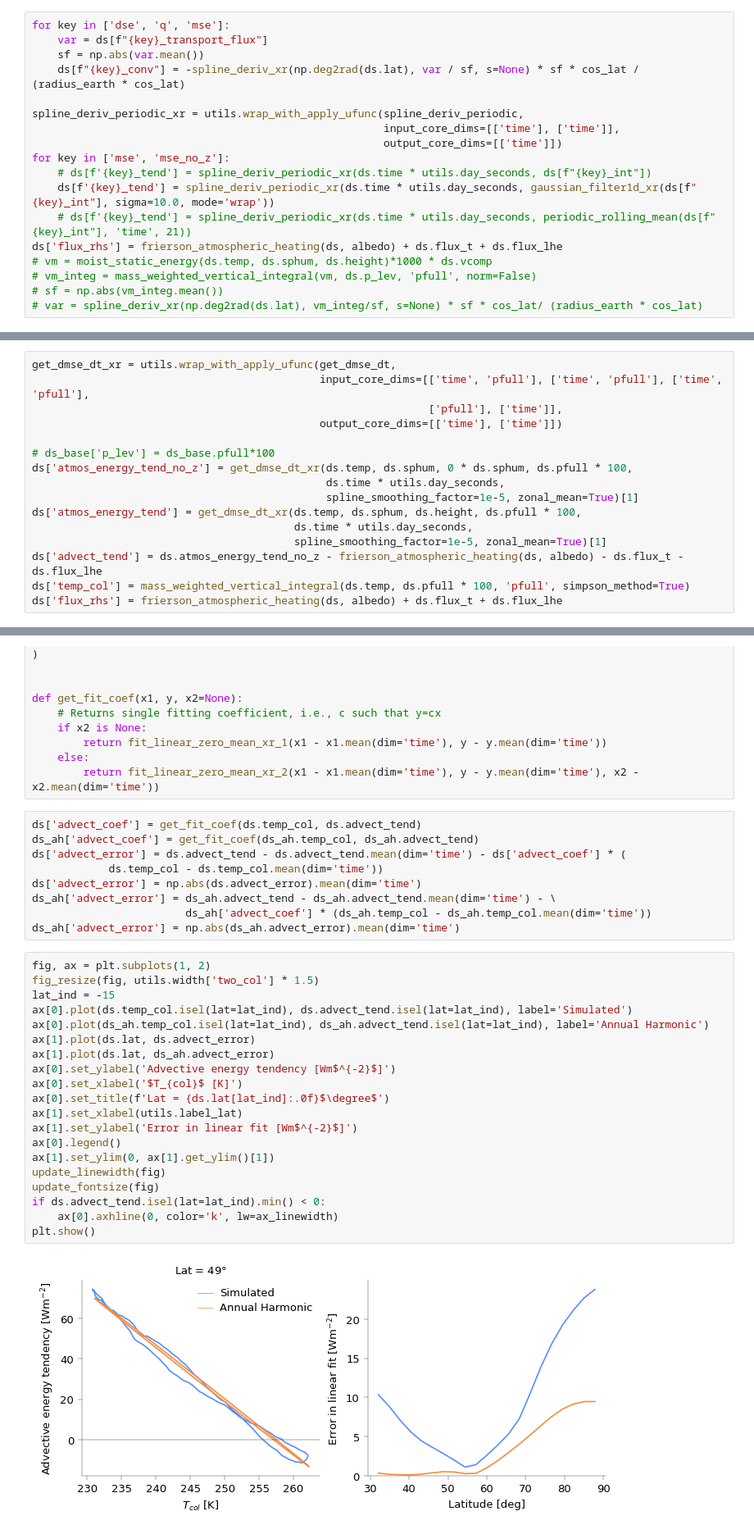
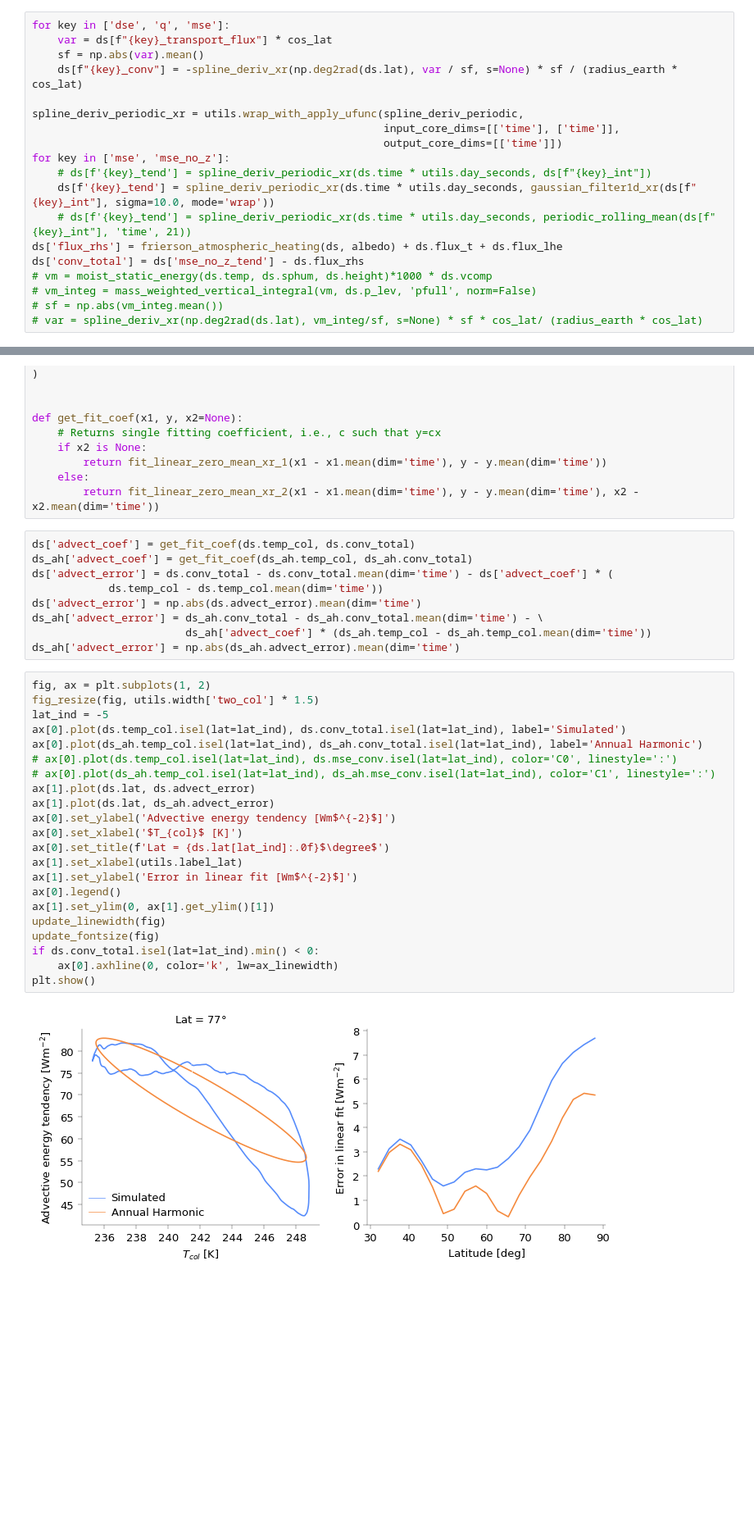
Before and after one commit to jduffield65/Isca, a Jupyter notebook: jobs/thesis_season/meridional_advection.ipynb, the cells around one changed output, grey strips where cells are left out. Shown at 82% size. Saved outputs shown, nothing was run; the diff lists cells and outputs as text; blank space fills up the shorter version.

```diff
--- a/jobs/thesis_season/meridional_advection.ipynb
+++ b/jobs/thesis_season/meridional_advection.ipynb
@@ -138,9 +142,9 @@ spline_deriv_xr = utils.wrap_with_apply_ufunc(spline_deriv,
 cos_lat = np.asarray(np.cos(np.deg2rad(ds.lat)))
 # %%
 for key in ['dse', 'q', 'mse']:
-    var = ds[f"{key}_transport_flux"]
-    sf = np.abs(var.mean())
-    ds[f"{key}_conv"] = -spline_deriv_xr(np.deg2rad(ds.lat), var / sf, s=None) * sf * cos_lat / (radius_earth * cos_lat)
+    var = ds[f"{key}_transport_flux"] * cos_lat
+    sf = np.abs(var).mean()
+    ds[f"{key}_conv"] = -spline_deriv_xr(np.deg2rad(ds.lat), var / sf, s=None) * sf / (radius_earth * cos_lat)
 
 spline_deriv_periodic_xr = utils.wrap_with_apply_ufunc(spline_deriv_periodic,
                                                        input_core_dims=[['time'], ['time']],
@@ -150,6 +154,7 @@ for key in ['mse', 'mse_no_z']:
     ds[f'{key}_tend'] = spline_deriv_periodic_xr(ds.time * utils.day_seconds, gaussian_filter1d_xr(ds[f"{key}_int"], sigma=10.0, mode='wrap'))
     # ds[f'{key}_tend'] = spline_deriv_periodic_xr(ds.time * utils.day_seconds, periodic_rolling_mean(ds[f"{key}_int"], 'time', 21))
 ds['flux_rhs'] = frierson_atmospheric_heating(ds, albedo) + ds.flux_t + ds.flux_lhe
+ds['conv_total'] = ds['mse_no_z_tend'] - ds.flux_rhs
 # vm = moist_static_energy(ds.temp, ds.sphum, ds.height)*1000 * ds.vcomp
 # vm_integ = mass_weighted_vertical_integral(vm, ds.p_lev, 'pfull', norm=False)
 # sf = np.abs(vm_integ.mean())
@@ -167,16 +161,0 @@ ds.flux_rhs.isel(lat=lat_ind).plot()
-# %%
-get_dmse_dt_xr = utils.wrap_with_apply_ufunc(get_dmse_dt,
-                                             input_core_dims=[['time', 'pfull'], ['time', 'pfull'], ['time', 'pfull'],
-                                                              ['pfull'], ['time']],
-                                             output_core_dims=[['time'], ['time']])
-
-# ds_base['p_lev'] = ds_base.pfull*100
-ds['atmos_energy_tend_no_z'] = get_dmse_dt_xr(ds.temp, ds.sphum, 0 * ds.sphum, ds.pfull * 100,
-                                              ds.time * utils.day_seconds,
-                                              spline_smoothing_factor=1e-5, zonal_mean=True)[1]
-ds['atmos_energy_tend'] = get_dmse_dt_xr(ds.temp, ds.sphum, ds.height, ds.pfull * 100,
-                                         ds.time * utils.day_seconds,
-                                         spline_smoothing_factor=1e-5, zonal_mean=True)[1]
-ds['advect_tend'] = ds.atmos_energy_tend_no_z - frierson_atmospheric_heating(ds, albedo) - ds.flux_t - ds.flux_lhe
-ds['temp_col'] = mass_weighted_vertical_integral(ds.temp, ds.pfull * 100, 'pfull', simpson_method=True)
-ds['flux_rhs'] = frierson_atmospheric_heating(ds, albedo) + ds.flux_t + ds.flux_lhe
@@ -233,35 +237,37 @@ def get_fit_coef(x1, y, x2=None):
     else:
         return fit_linear_zero_mean_xr_2(x1 - x1.mean(dim='time'), y - y.mean(dim='time'), x2 - x2.mean(dim='time'))
 # %%
-ds['advect_coef'] = get_fit_coef(ds.temp_col, ds.advect_tend)
-ds_ah['advect_coef'] = get_fit_coef(ds_ah.temp_col, ds_ah.advect_tend)
-ds['advect_error'] = ds.advect_tend - ds.advect_tend.mean(dim='time') - ds['advect_coef'] * (
+ds['advect_coef'] = get_fit_coef(ds.temp_col, ds.conv_total)
+ds_ah['advect_coef'] = get_fit_coef(ds_ah.temp_col, ds_ah.conv_total)
+ds['advect_error'] = ds.conv_total - ds.conv_total.mean(dim='time') - ds['advect_coef'] * (
             ds.temp_col - ds.temp_col.mean(dim='time'))
 ds['advect_error'] = np.abs(ds.advect_error).mean(dim='time')
-ds_ah['advect_error'] = ds_ah.advect_tend - ds_ah.advect_tend.mean(dim='time') - \
+ds_ah['advect_error'] = ds_ah.conv_total - ds_ah.conv_total.mean(dim='time') - \
                         ds_ah['advect_coef'] * (ds_ah.temp_col - ds_ah.temp_col.mean(dim='time'))
 ds_ah['advect_error'] = np.abs(ds_ah.advect_error).mean(dim='time')
 # %%
 fig, ax = plt.subplots(1, 2)
 fig_resize(fig, utils.width['two_col'] * 1.5)
-lat_ind = -15
-ax[0].plot(ds.temp_col.isel(lat=lat_ind), ds.advect_tend.isel(lat=lat_ind), label='Simulated')
-ax[0].plot(ds_ah.temp_col.isel(lat=lat_ind), ds_ah.advect_tend.isel(lat=lat_ind), label='Annual Harmonic')
+lat_ind = -5
+ax[0].plot(ds.temp_col.isel(lat=lat_ind), ds.conv_total.isel(lat=lat_ind), label='Simulated')
+ax[0].plot(ds_ah.temp_col.isel(lat=lat_ind), ds_ah.conv_total.isel(lat=lat_ind), label='Annual Harmonic')
+# ax[0].plot(ds.temp_col.isel(lat=lat_ind), ds.mse_conv.isel(lat=lat_ind), color='C0', linestyle=':')
+# ax[0].plot(ds_ah.temp_col.isel(lat=lat_ind), ds_ah.mse_conv.isel(lat=lat_ind), color='C1', linestyle=':')
 ax[1].plot(ds.lat, ds.advect_error)
 ax[1].plot(ds.lat, ds_ah.advect_error)
 ax[0].set_ylabel('Advective energy tendency [Wm$^{-2}$]')
 ax[0].set_xlabel('$T_{col}$ [K]')
 ax[0].set_title(f'Lat = {ds.lat[lat_ind]:.0f}$\degree$')
 ax[1].set_xlabel(utils.label_lat)
 ax[1].set_ylabel('Error in linear fit [Wm$^{-2}$]')
 ax[0].legend()
 ax[1].set_ylim(0, ax[1].get_ylim()[1])
 update_linewidth(fig)
 update_fontsize(fig)
-if ds.advect_tend.isel(lat=lat_ind).min() < 0:
+if ds.conv_total.isel(lat=lat_ind).min() < 0:
     ax[0].axhline(0, color='k', lw=ax_linewidth)
 plt.show()
 # %% [output]
-[figure, old version]
+[figure, new version]
 # %%
 # Remember high temp means low advection hence use -tend in fitting so get positive amp coef
```
Also changed, not shown: parts of 31 cells of this notebook, 1 other file.
